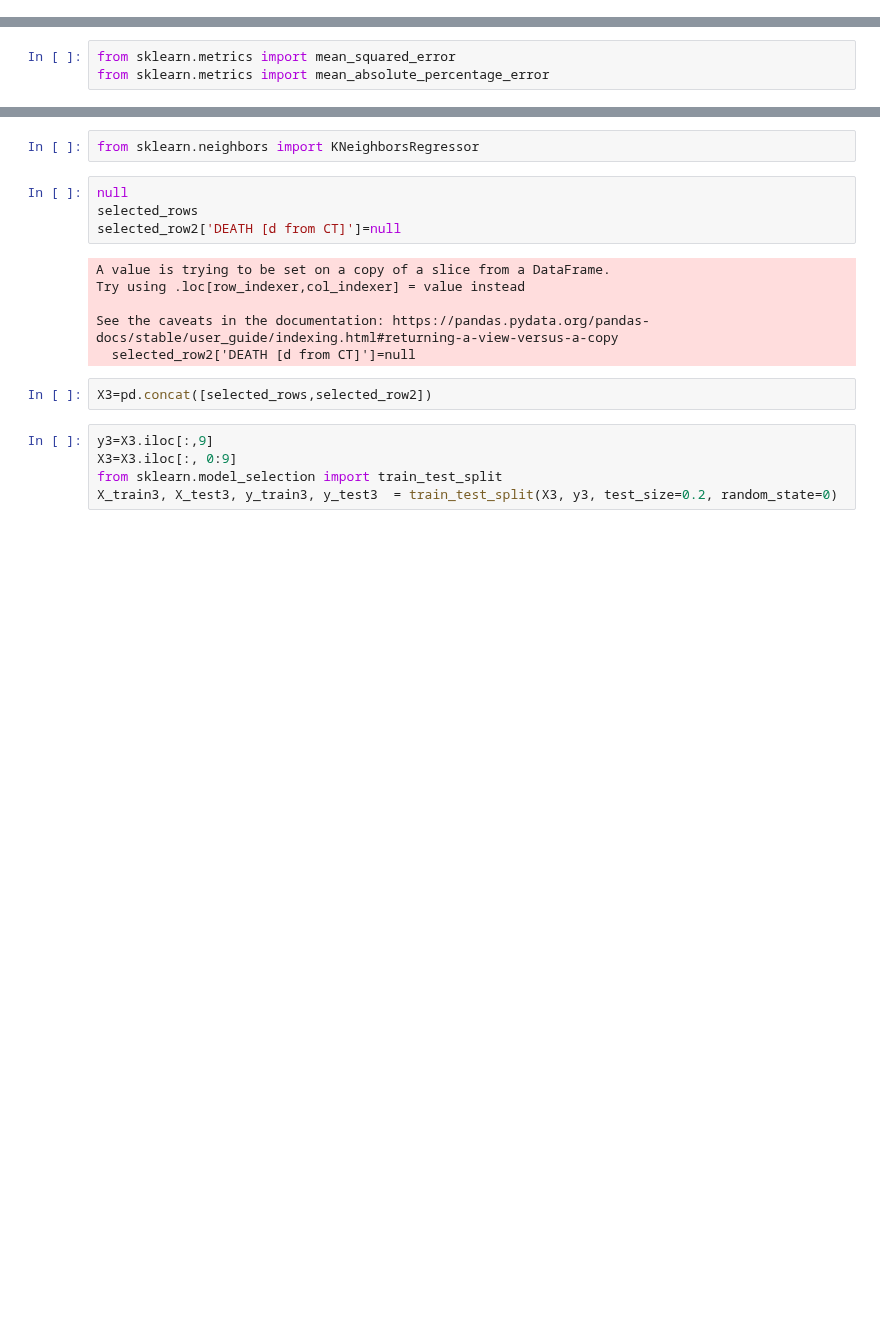
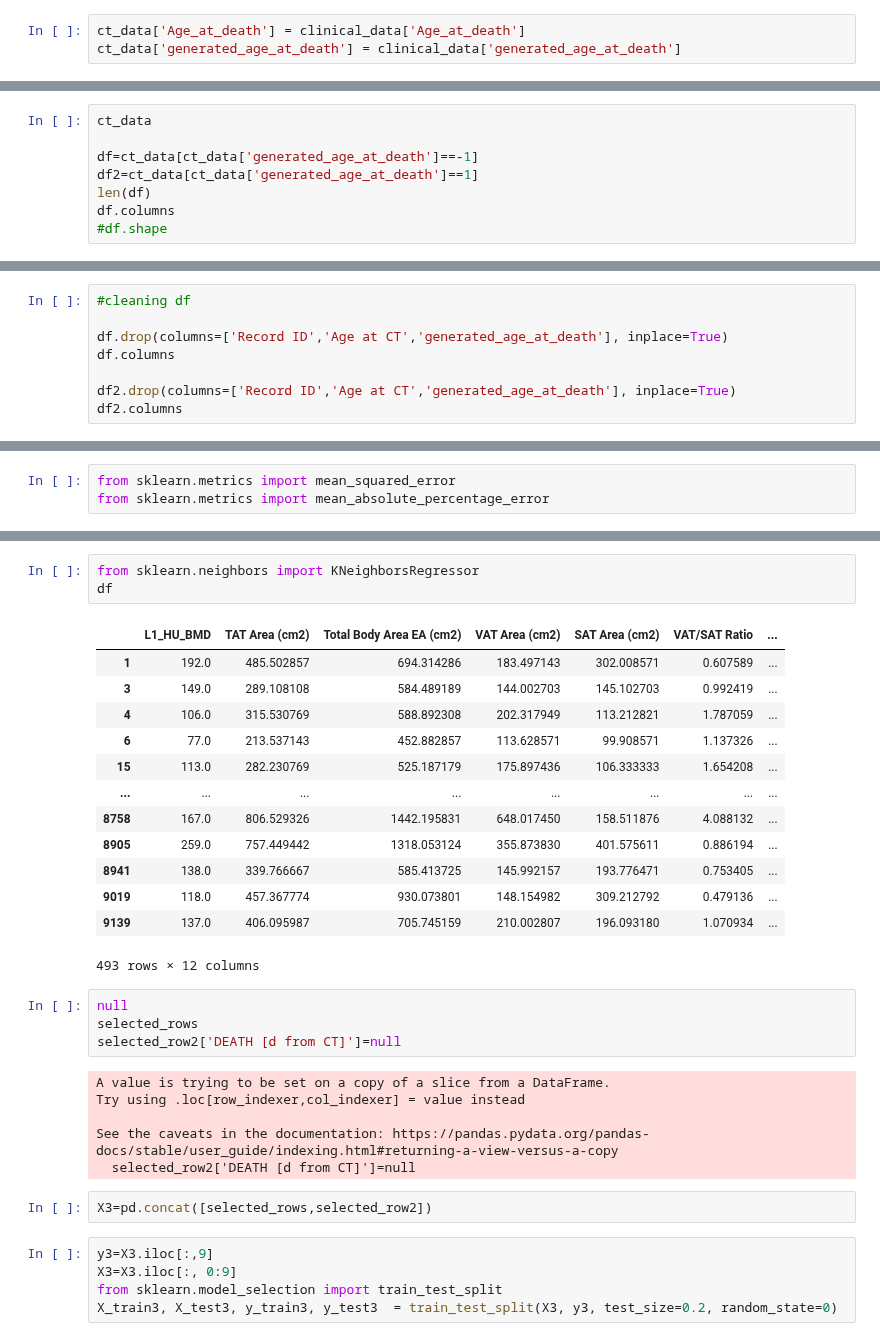
Before and after one commit to harshith7823/CS760-Project, a Jupyter notebook: part-1:2/Experiment.ipynb, the cells around one changed output, grey strips where cells are left out. Cells and saved outputs as stored; diff of their text form; blank space fills up the shorter version.

```diff
--- a/part-1:2/Experiment.ipynb
+++ b/part-1:2/Experiment.ipynb
@@ -88,0 +126,3 @@ clinical_data, clinical_data_np = preprocess_clinical_data(oppScrData)
+# %%
+ct_data['Age_at_death'] = clinical_data['Age_at_death']
+ct_data['generated_age_at_death'] = clinical_data['generated_age_at_death']
@@ -104,0 +155,8 @@ clinical_data
+# %%
+ct_data
+
+df=ct_data[ct_data['generated_age_at_death']==-1]
+df2=ct_data[ct_data['generated_age_at_death']==1]
+len(df)
+df.columns
+#df.shape
@@ -104,0 +171,8 @@ clinical_data
+# %%
+#cleaning df
+
+df.drop(columns=['Record ID','Age at CT','generated_age_at_death'], inplace=True)
+df.columns
+
+df2.drop(columns=['Record ID','Age at CT','generated_age_at_death'], inplace=True)
+df2.columns
@@ -224,5 +297,20 @@ error 160.64980233315563
 # %%
 from sklearn.neighbors import KNeighborsRegressor
+df
+# %% [output]
+|  | L1_HU_BMD | TAT Area (cm2) | Total Body Area EA (cm2) | VAT Area (cm2) | SAT Area (cm2) | VAT/SAT Ratio | ... |
+| 1 | 192.0 | 485.502857 | 694.314286 | 183.497143 | 302.008571 | 0.607589 | ... |
+| 3 | 149.0 | 289.108108 | 584.489189 | 144.002703 | 145.102703 | 0.992419 | ... |
+| 4 | 106.0 | 315.530769 | 588.892308 | 202.317949 | 113.212821 | 1.787059 | ... |
+| 6 | 77.0 | 213.537143 | 452.882857 | 113.628571 | 99.908571 | 1.137326 | ... |
+| 15 | 113.0 | 282.230769 | 525.187179 | 175.897436 | 106.333333 | 1.654208 | ... |
+| ... | ... | ... | ... | ... | ... | ... | ... |
+| 8758 | 167.0 | 806.529326 | 1442.195831 | 648.017450 | 158.511876 | 4.088132 | ... |
+| 8905 | 259.0 | 757.449442 | 1318.053124 | 355.873830 | 401.575611 | 0.886194 | ... |
+| 8941 | 138.0 | 339.766667 | 585.413725 | 145.992157 | 193.776471 | 0.753405 | ... |
+| 9019 | 118.0 | 457.367774 | 930.073801 | 148.154982 | 309.212792 | 0.479136 | ... |
+| 9139 | 137.0 | 406.095987 | 705.745159 | 210.002807 | 196.093180 | 1.070934 | ... |
+493 rows × 12 columns
 # %%
 null
 selected_rows
```
Also changed, not shown: parts of 18 cells of this notebook, 3 other files.
